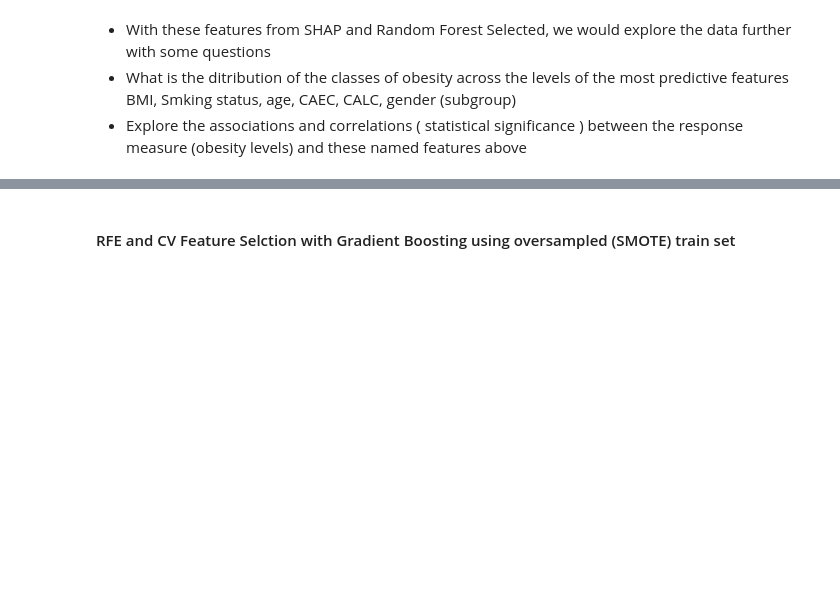
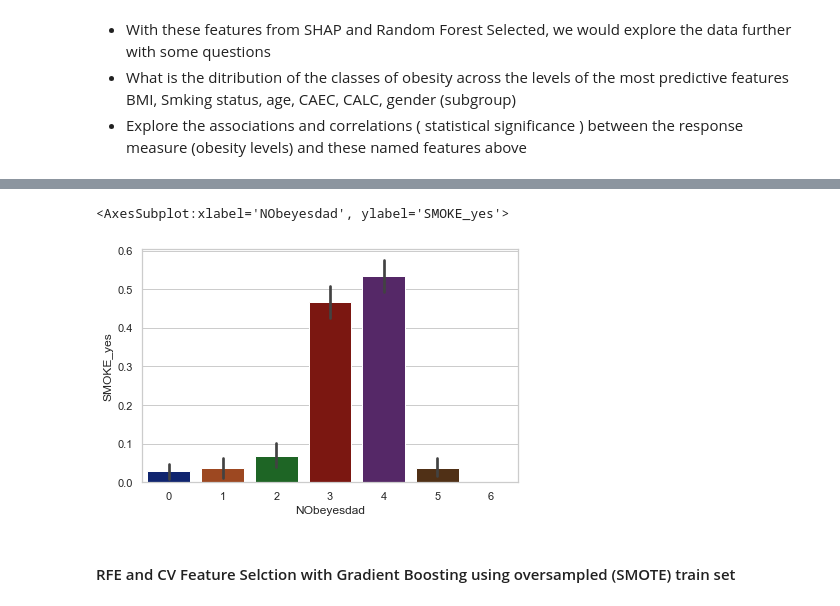
Before and after one commit to mnsiahnimo/obesity_levels_classification, a Jupyter notebook: obesity_levels_classification/obesity_levels_classification_new.ipynb, the cells around one changed output, grey strips where cells are left out. Cells and saved outputs as stored; diff of their text form; code cells hidden in the pictures; blank space fills up the shorter version.

```diff
--- a/obesity_levels_classification/obesity_levels_classification_new.ipynb
+++ b/obesity_levels_classification/obesity_levels_classification_new.ipynb
@@ -1612,3 +1692,8 @@ shap.summary_plot(shap_values, features=X_test_scaled, feature_names=X_test_scal
+# %%
+sns.barplot(y=X_train_res['SMOKE_yes'], x=y_train_res)
+# %% [output]
+<AxesSubplot:xlabel='NObeyesdad', ylabel='SMOKE_yes'>
+[figure, added]
 # %% [markdown]
 #### RFE and CV Feature Selction with Gradient Boosting using oversampled (SMOTE) train set
 # %%
```
Also changed, not shown: parts of 37 cells of this notebook.
